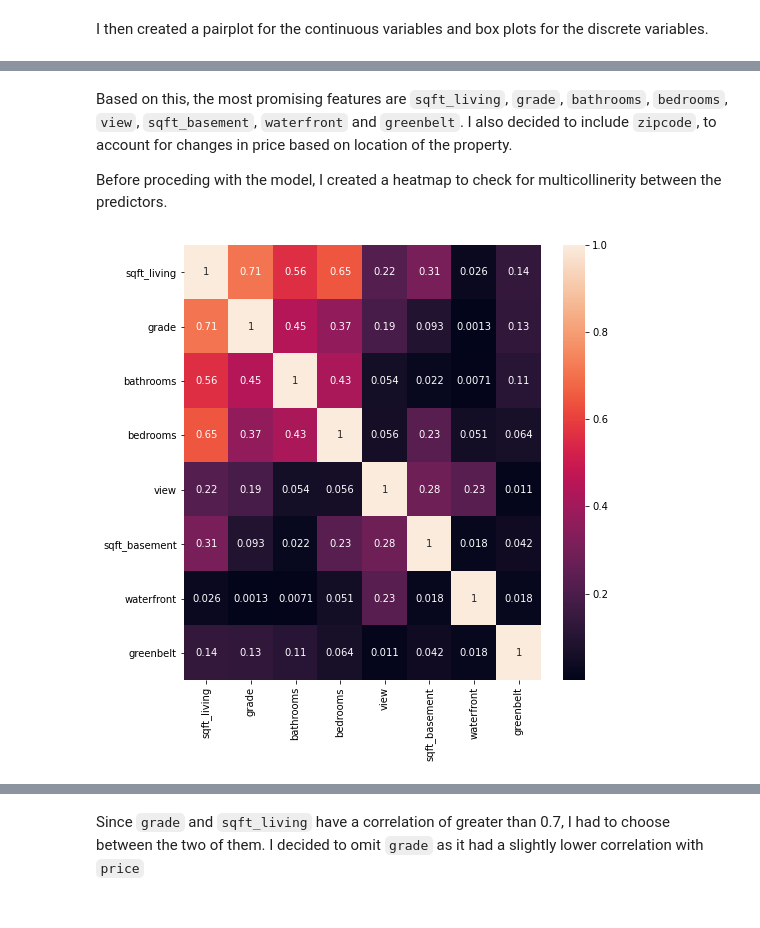
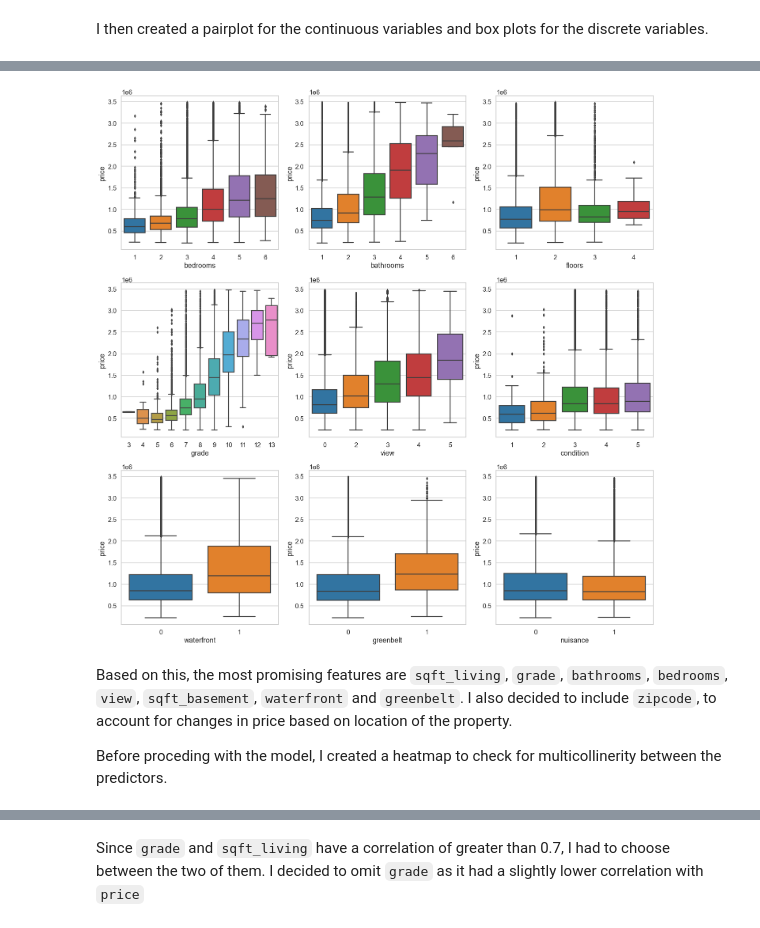
Before and after one commit to rlodetti/Housing_Project, a Jupyter notebook: housing_project.ipynb, the cells around one changed output, grey strips where cells are left out. Saved outputs shown, nothing was run; the diff lists cells and outputs as text; code cells hidden in the pictures.

```diff
--- a/housing_project.ipynb
+++ b/housing_project.ipynb
@@ -382,8 +436,11 @@ dm.box_viz(df)
+# %%
+dv.box_viz(df)
+
+# Most variable seem to have some positive relationship with price, except
+# floors, nuisance, and condition seems weak at best.
+# %% [output]
+[figure, added]
 # %% [markdown]
 Based on this, the most promising features are `sqft_living`, `grade`, `bathrooms`, `bedrooms`, `view`, `sqft_basement`, `waterfront` and `greenbelt`. I also decided to include `zipcode`, to account for changes in price based on location of the property.
 
 Before proceding with the model, I created a heatmap to check for multicollinerity between the predictors.
-# %%
-dm.heat_viz(df)
-# %% [output]
-[figure, removed]
```
Also changed, not shown: parts of 53 cells of this notebook, 19 other files.
